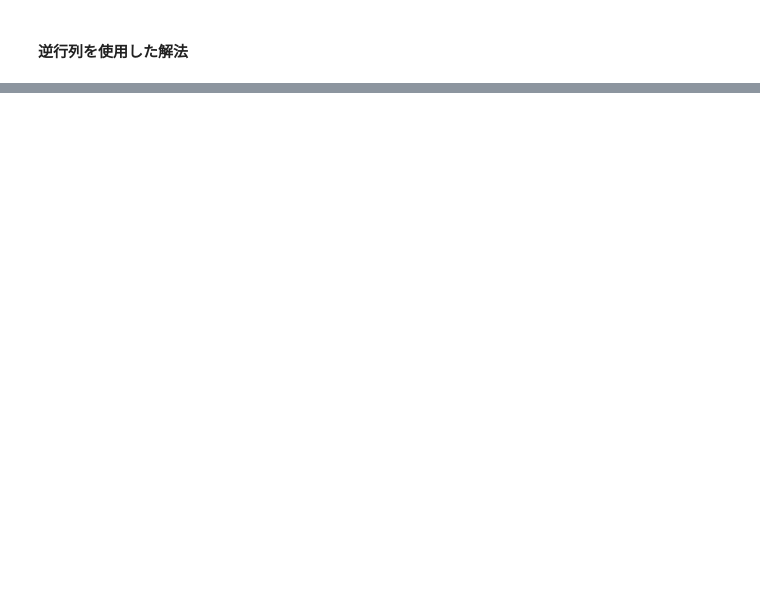
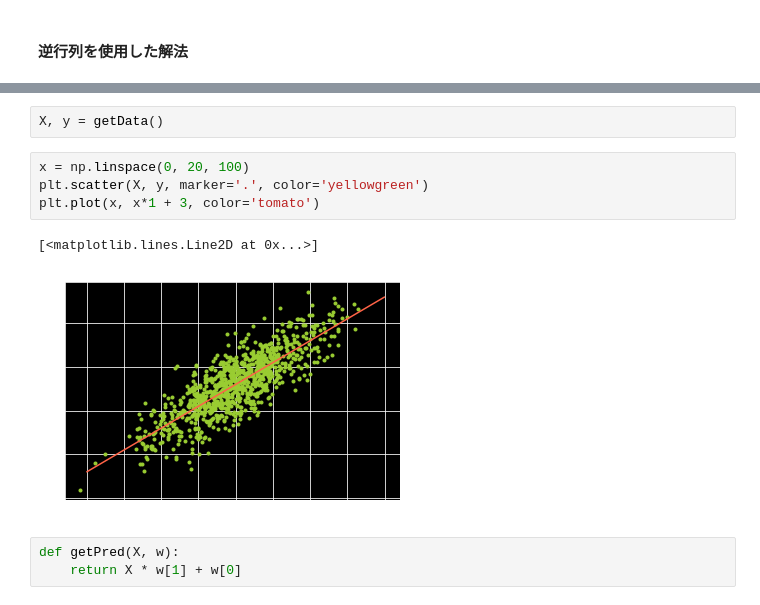
Before and after one commit to yugitti/kaggle, a Jupyter notebook: LinearRegression-Copy1.ipynb, the cells around one changed output, grey strips where cells are left out. Drawn from its saved outputs; the diff is of its cells as text; blank space fills up the shorter version.

```diff
--- a/LinearRegression-Copy1.ipynb
+++ b/LinearRegression-Copy1.ipynb
@@ -224,0 +209,12 @@ Inverse: [2.99  1.007]
+# %%
+X, y = getData()
+# %%
+x = np.linspace(0, 20, 100)
+plt.scatter(X, y, marker='.', color='yellowgreen')
+plt.plot(x, x*1 + 3, color='tomato')
+# %% [output]
+[<matplotlib.lines.Line2D at 0x...>]
+[figure, added]
+# %%
+def getPred(X, w):
+    return X * w[1] + w[0]
```
Also changed, not shown: parts of 48 cells of this notebook.
